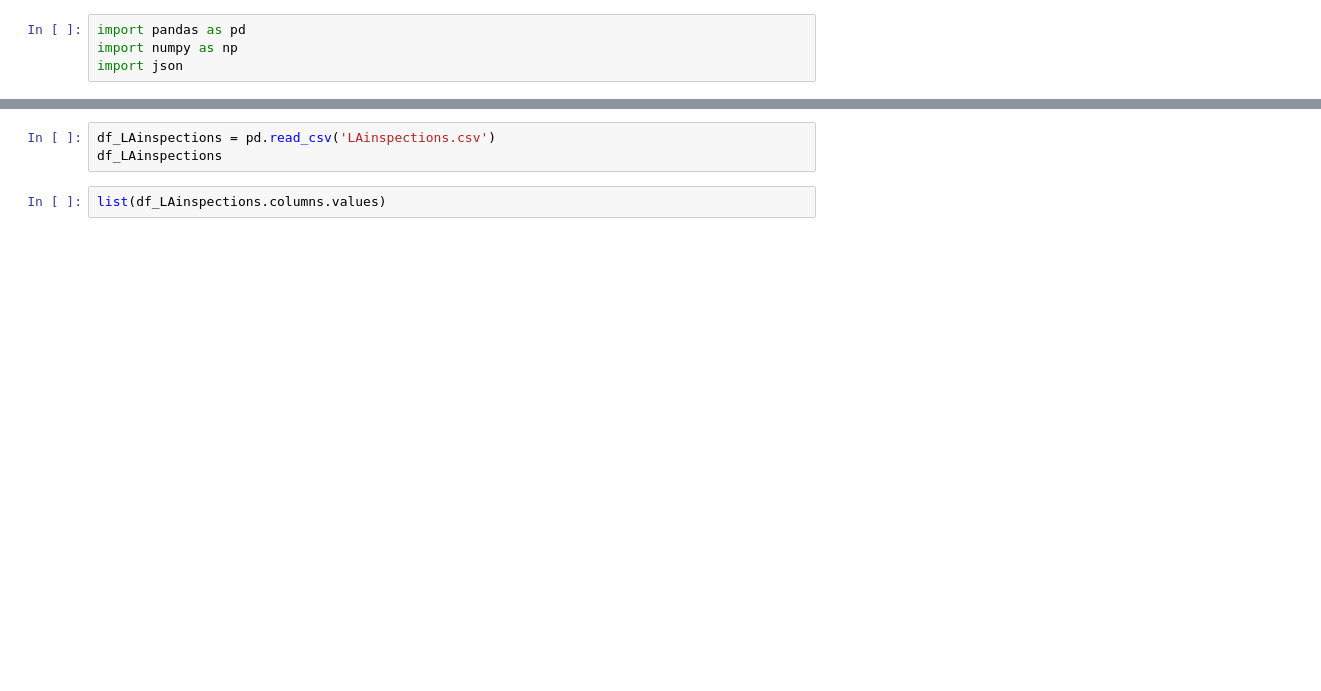
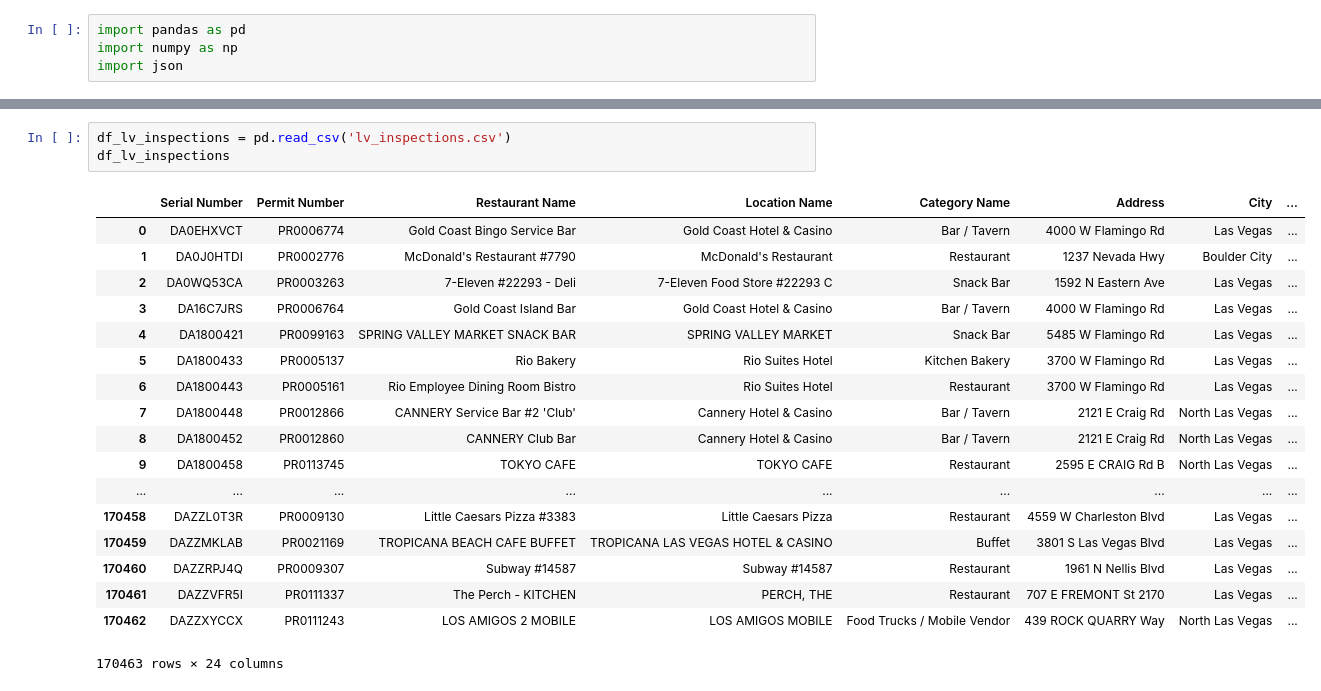
Before and after one commit to michelletran42/Yelp-Attributes-Health-Score, a Jupyter notebook: YelpRatingAnalysis.ipynb, the cells around one changed output, grey strips where cells are left out. Cells and saved outputs as stored; diff of their text form; blank space fills up the shorter version.

Commit message:
Created df for Las Vegas csv file

```diff
--- a/YelpRatingAnalysis.ipynb
+++ b/YelpRatingAnalysis.ipynb
@@ -34,5 +34,22 @@ df_business
 # %%
-df_LAinspections = pd.read_csv('LAinspections.csv')
-df_LAinspections
+df_lv_inspections = pd.read_csv('lv_inspections.csv')
+df_lv_inspections
+# %% [output]
+|  | Serial Number | Permit Number | Restaurant Name | Location Name | Category Name | Address | City | ... |
+| 0 | DA0EHXVCT | PR0006774 | Gold Coast Bingo Service Bar | Gold Coast Hotel & Casino | Bar / Tavern | 4000 W Flamingo Rd | Las Vegas | ... |
+| 1 | DA0J0HTDI | PR0002776 | McDonald's Restaurant #7790 | McDonald's Restaurant | Restaurant | 1237 Nevada Hwy | Boulder City | ... |
+| 2 | DA0WQ53CA | PR0003263 | 7-Eleven #22293 - Deli | 7-Eleven Food Store #22293 C | Snack Bar | 1592 N Eastern Ave | Las Vegas | ... |
+| 3 | DA16C7JRS | PR0006764 | Gold Coast Island Bar | Gold Coast Hotel & Casino | Bar / Tavern | 4000 W Flamingo Rd | Las Vegas | ... |
+| 4 | DA1800421 | PR0099163 | SPRING VALLEY MARKET SNACK BAR | SPRING VALLEY MARKET | Snack Bar | 5485 W Flamingo Rd | Las Vegas | ... |
+| 5 | DA1800433 | PR0005137 | Rio Bakery | Rio Suites Hotel | Kitchen Bakery | 3700 W Flamingo Rd | Las Vegas | ... |
+| 6 | DA1800443 | PR0005161 | Rio Employee Dining Room Bistro | Rio Suites Hotel | Restaurant | 3700 W Flamingo Rd | Las Vegas | ... |
+| 7 | DA1800448 | PR0012866 | CANNERY Service Bar #2 'Club' | Cannery Hotel & Casino | Bar / Tavern | 2121 E Craig Rd | North Las Vegas | ... |
+| 8 | DA1800452 | PR0012860 | CANNERY Club Bar | Cannery Hotel & Casino | Bar / Tavern | 2121 E Craig Rd | North Las Vegas | ... |
+| 9 | DA1800458 | PR0113745 | TOKYO CAFE | TOKYO CAFE | Restaurant | 2595 E CRAIG Rd B | North Las Vegas | ... |
+| ... | ... | ... | ... | ... | ... | ... | ... | ... |
+| 170458 | DAZZL0T3R | PR0009130 | Little Caesars Pizza #3383 | Little Caesars Pizza | Restaurant | 4559 W Charleston Blvd | Las Vegas | ... |
+| 170459 | DAZZMKLAB | PR0021169 | TROPICANA BEACH CAFE BUFFET | TROPICANA LAS VEGAS HOTEL & CASINO | Buffet | 3801 S Las Vegas Blvd | Las Vegas | ... |
+| 170460 | DAZZRPJ4Q | PR0009307 | Subway #14587 | Subway #14587 | Restaurant | 1961 N Nellis Blvd | Las Vegas | ... |
+| 170461 | DAZZVFR5I | PR0111337 | The Perch - KITCHEN | PERCH, THE | Restaurant | 707 E FREMONT St 2170 | Las Vegas | ... |
+| 170462 | DAZZXYCCX | PR0111243 | LOS AMIGOS 2 MOBILE | LOS AMIGOS MOBILE | Food Trucks / Mobile Vendor | 439 ROCK QUARRY Way | North Las Vegas | ... |
+170463 rows × 24 columns
-# %%
-list(df_LAinspections.columns.values)
```
Also changed, not shown: parts of 1 cell of this notebook, 1 other file.
